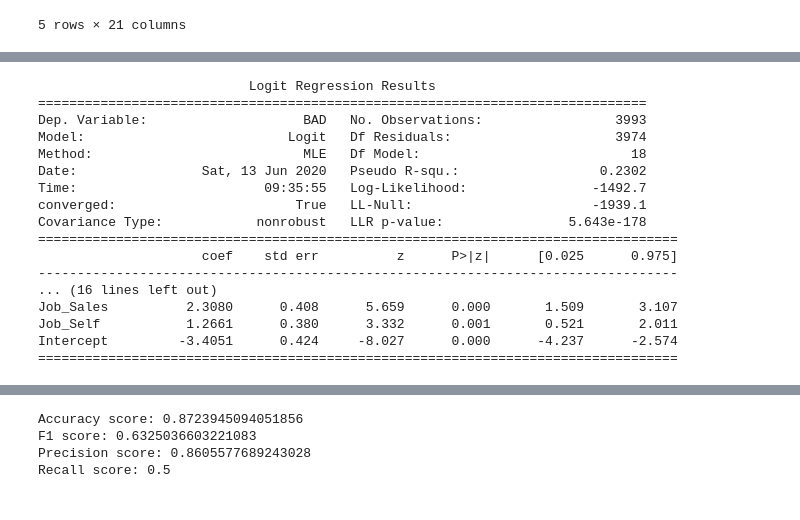
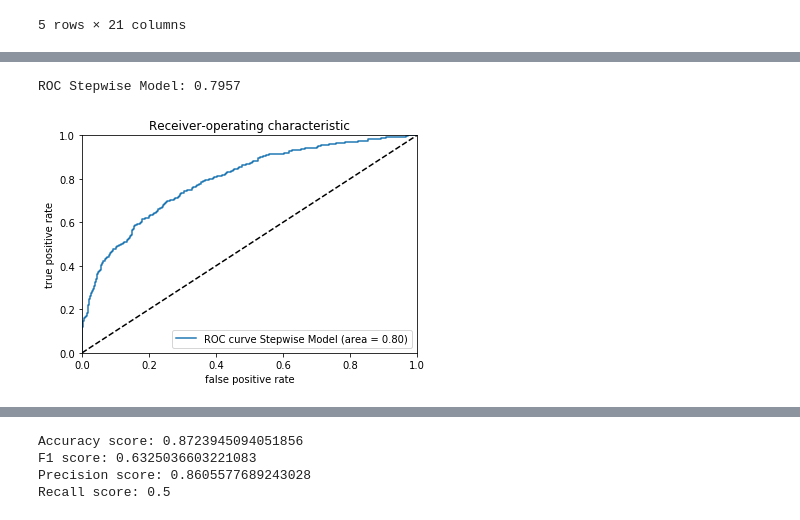
Before and after one commit to AbdullahKeteldijk/credit_default_kaggle, a Jupyter notebook: notebooks/01_basic_model.ipynb, the cells around one changed output, grey strips where cells are left out. Saved outputs shown, nothing was run; the diff lists cells and outputs as text; code cells hidden in the pictures.

```diff
--- a/notebooks/01_basic_model.ipynb
+++ b/notebooks/01_basic_model.ipynb
@@ -176,10 +176,19 @@ clf = RandomForestClassifier(random_state=42, class_weight='balanced')
 clf.fit(X_train, y_train)
 y_pred = clf.predict(X_test)
 # %%
-# X_train = X_train.drop(['Reason_Unknown', 'Job_Unknown'], axis=1)
+X_train, X_test, y_train, y_test = train_test_split(X, y, test_size=0.33, random_state=42)
+
+clf = RandomForestClassifier(random_state=42, class_weight='balanced')
+clf.fit(X_train, y_train)
+y_pred = clf.predict(X_test)
+
+
+X_train = X_train.drop(['Reason_Unknown', 'Job_Unknown', 'Reason_HomeImp',
+                        'Job_Office'], axis=1)
 X_train['Intercept'] = np.ones((len(X_train),1))
 
 logit_mod = sm.Logit(y_train, X_train)
 logit_res = logit_mod.fit()
+print(logit_res.summary())
 # %% [output]
 Optimization terminated successfully.
@@ -188,20 +211,34 @@ Optimization terminated successfully.
-# %%
-print(logit_res.summary())
-# %% [output]
-                           Logit Regression Results
-==============================================================================
-Dep. Variable:                    BAD   No. Observations:                 3993
-Model:                          Logit   Df Residuals:                     3974
-Method:                           MLE   Df Model:                           18
-Date:                Sat, 13 Jun 2020   Pseudo R-squ.:                  0.2302
-Time:                        09:35:55   Log-Likelihood:                -1492.7
-converged:                       True   LL-Null:                       -1939.1
-Covariance Type:            nonrobust   LLR p-value:                5.643e-178
-==================================================================================
-                     coef    std err          z      P>|z|      [0.025      0.975]
-----------------------------------------------------------------------------------
-... (16 lines left out)
-Job_Sales          2.3080      0.408      5.659      0.000       1.509       3.107
-Job_Self           1.2661      0.380      3.332      0.001       0.521       2.011
-Intercept         -3.4051      0.424     -8.027      0.000      -4.237      -2.574
-==================================================================================
+# %%
+# X_test = X_test.drop(['Reason_Unknown', 'Job_Unknown', 'Reason_HomeImp',
+#                         'Job_Office'], axis=1)
+# X_test['Intercept'] = np.ones((len(X_test),1))
+
+y_pred_s = logit_res.predict(X_test)
+# %%
+def plot_roc_curve(y_true, y_pred, model_name):
+
+    fpr, tpr, thresholds = roc_curve(y_true, y_pred, pos_label=1, drop_intermediate=True)
+    roc_auc = auc(fpr, tpr)
+
+    # plot ROC curve
+    plt.plot(fpr, tpr, label="ROC curve %s (area = {:.2f})".format(roc_auc) %(model_name))
+    plt.plot([0, 1], [0, 1], 'k--')
+    plt.xlim([0.0, 1.0])
+    plt.ylim([0.0, 1.0])
+    plt.xlabel('false positive rate')
+    plt.ylabel('true positive rate')
+    plt.title('Receiver-operating characteristic')
+    plt.legend(loc="lower right")
+
+    print("ROC %s: {:.4f}".format(roc_auc) %(model_name))
+
+    return None
+# %%
+from sklearn.metrics import precision_recall_curve, average_precision_score
+from sklearn.metrics import roc_curve, auc
+from sklearn.metrics import accuracy_score
+
+plot_roc_curve(y_test, y_pred_s,'Stepwise Model')
+# %% [output]
+ROC Stepwise Model: 0.7957
+[figure, added]
```
Also changed, not shown: parts of 4 cells of this notebook, 4 other files.
